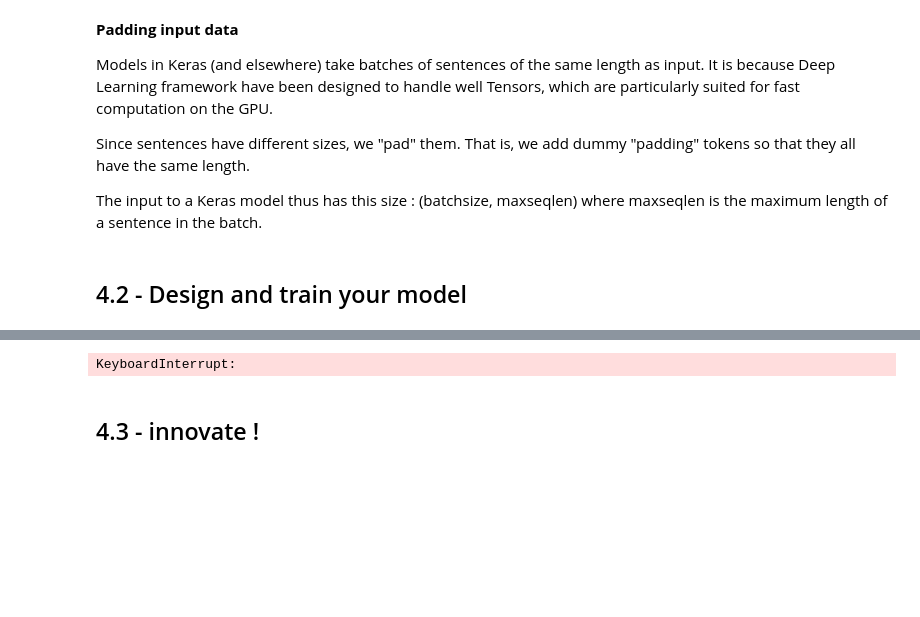
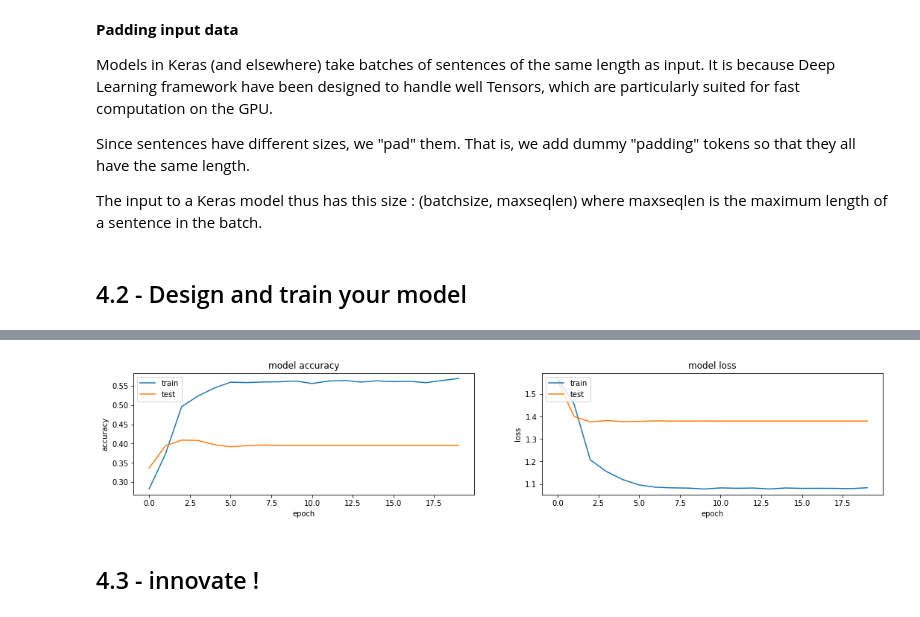
Before and after one commit to EmmanuelJhno/Deep_Learning_Labs, a Jupyter notebook: nlp_project.ipynb, the cells around one changed output, grey strips where cells are left out. Cells and saved outputs as stored; diff of their text form; code cells hidden in the pictures; blank space fills up the shorter version.

```diff
--- a/nlp_project.ipynb
+++ b/nlp_project.ipynb
@@ -546,9 +630,9 @@ The input to a Keras model thus has this size : (batchsize, maxseqlen) where max
 # First, get the maximal length on the total dataset to padd equally all of them
 max_length = 0
 for stc_encoded in train_encoded_data+dev_encoded_data+test_encoded_data:
-    local_length = len(stc_encoded)
-    if local_length > max_length:
-        max_length = local_length
+    stc_length = len(stc_encoded)
+    if stc_length > max_length:
+        max_length = stc_length
 
 x_train = tf.keras.preprocessing.sequence.pad_sequences(train_encoded_data, maxlen=max_length)
 x_dev = tf.keras.preprocessing.sequence.pad_sequences(dev_encoded_data, maxlen=max_length)
@@ -577,9 +675,21 @@ model.add(Dense(n_classes, activation='sigmoid'))
 # %%
 # 4 - Define your loss/optimizer/metrics
 
+### After a few trainings we see that the model needs a high learning rate to overcome some local maxima at first
+# but then it doesn't fit properly. Thus we implement a learning rate scheduler to decrease the learning rate
+# value after a few epochs.
+from tensorflow.keras.callbacks import LearningRateScheduler
+def schedule(epoch_idx, current_lr):
+    lr = current_lr
+    if epoch_idx%3==2:
+        lr *= 0.1
+    return lr
+
+lr_scheduler = LearningRateScheduler(schedule)
+
 loss_classif     =  'categorical_crossentropy'
 # find the right loss for multi-class classification
-optimizer        =  tf.keras.optimizers.Adam(learning_rate=0.001, beta_1=0.9, beta_2=0.999, amsgrad=False)
+optimizer        =  tf.keras.optimizers.Adam(learning_rate=0.0005, beta_1=0.9, beta_2=0.999, amsgrad=False)
 # find the right optimizer
 metrics_classif  =  ['accuracy']
 
@@ -608,6 +718,16 @@ None
 # 5 - Train your model and find the best hyperparameters for your dev set
 #     you will be evaluated on the quality of your predictions on the test set
 #     Keras expects y_train and y_dev to be one-hot encodings of the labels, i.e. with shape=(n_samples, 5)
+from tensorflow.keras.callbacks import ModelCheckpoint, EarlyStopping
+
+#best_model_saver = ModelCheckpoint(filepath='./best_weights.hdf5', monitor="val_acc", mode='max', verbose=1,
+#                                   save_best_only=True, save_weights_only=False)
+
+best_model_saver = ModelCheckpoint(filepath='./best_weights.hdf5', monitor='val_loss',
+                                   save_best_only=True, save_weights_only=False, mode='min', period=1)
+#early_stopper = EarlyStopping(monitor='val_loss', min_delta=0.01, patience=2, mode='min',
+#                              baseline=None, restore_best_weights=False)
+
 
 ### Training set
 # From labels to one-hot vectors
@@ -615,6 +735,7 @@ int_train_labels = train_labels.astype('int')
 y_train = np.zeros((int_train_labels.shape[0], n_classes))
 for index, value in enumerate(int_train_labels):
     y_train[index,value] = 1
+y_train = y_train.astype(int)
 
 ### Dev set
 # From labels to one-hot vectors
@@ -622,11 +743,42 @@ int_dev_labels = dev_labels.astype('int')
 y_dev = np.zeros((int_dev_labels.shape[0], n_classes))
 for index, value in enumerate(int_dev_labels):
     y_dev[index,value] = 1
+y_dev = y_dev.astype(int)
 
-bs = 128
-n_epochs = 10
+bs = 64
+n_epochs = 20
 
-history = model.fit(x_train, y_train, batch_size=bs, epochs=n_epochs, validation_data=(x_dev, y_dev))
+history = model.fit(x_train, y_train, batch_size=bs, epochs=n_epochs, validation_data=(x_dev, y_dev),
+                    callbacks=[best_model_saver, lr_scheduler])#, early_stopper])
+
+model = load_model('best_weights.hdf5')
+predictions_one_hot = model.predict(x_dev)
+predictions = np.zeros(predictions_one_hot.shape, dtype=int)
+for idx in range(len(predictions_one_hot)):
+    predictions[idx][np.argmax(predictions_one_hot[idx])] = 1
+
+print('Validation accuracy of our best model : ', accuracy_score(y_dev, predictions))
+
+
+### Let's plot the training curves
+plt.figure(figsize=(18,6))
+
+plt.subplot(121)
+plt.plot(history.history['accuracy'])
+plt.plot(history.history['val_accuracy'])
+plt.title('model accuracy')
+plt.ylabel('accuracy')
+plt.xlabel('epoch')
+plt.legend(['train', 'test'], loc='upper left')
+
+plt.subplot(122)
+plt.plot(history.history['loss'])
+plt.plot(history.history['val_loss'])
+plt.title('model loss')
+plt.ylabel('loss')
+plt.xlabel('epoch')
+plt.legend(['train', 'test'], loc='upper left')
+plt.show()
 
 # Improvements :
 #   - Grid Search of parameters
@@ -648,4 +805,4 @@ Epoch 6/10
-KeyboardInterrupt:
+[figure, added]
 # %%
 # 6 - Generate your predictions on the test set using model.predict(x_test)
 #     https://keras.io/models/model/
```
Also changed, not shown: parts of 18 cells of this notebook, 4 other files.
